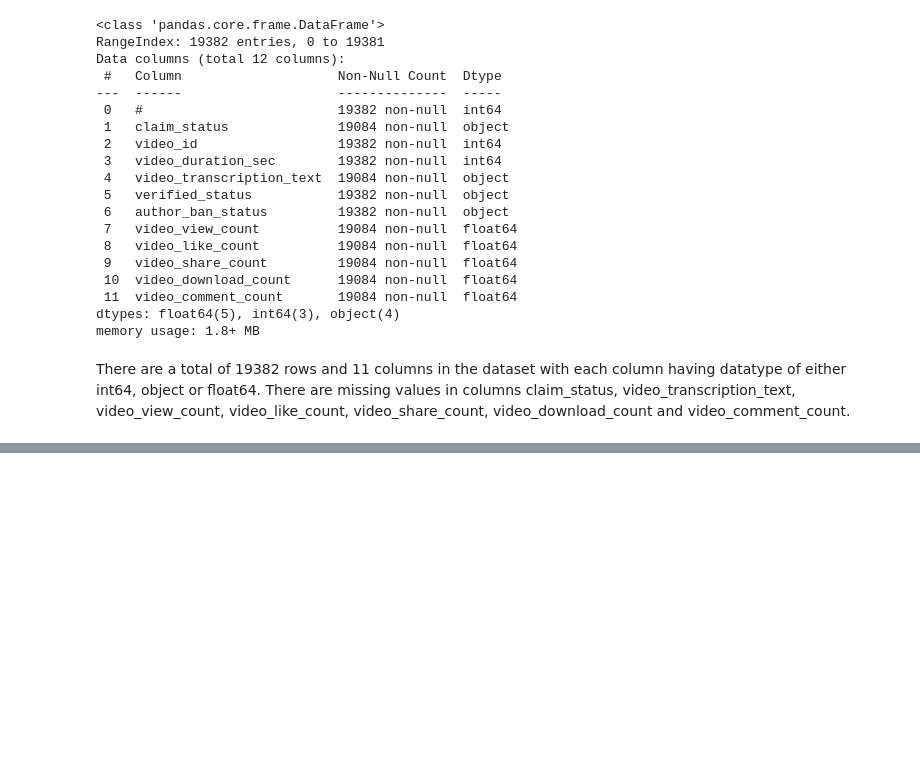
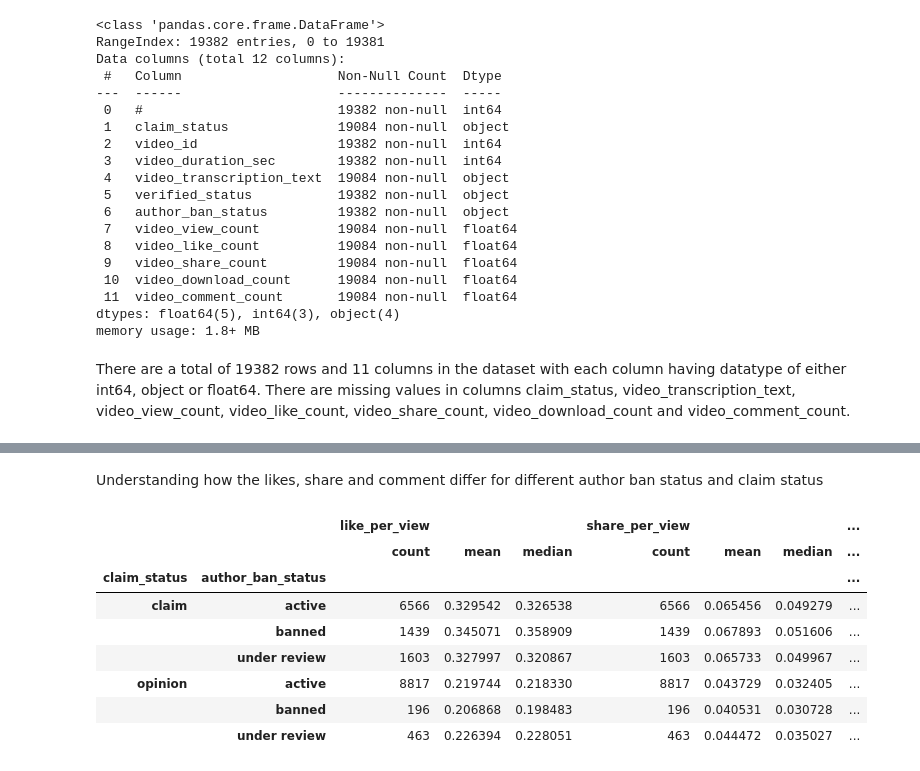
Before and after one commit to RhuthK/PROJECTS, a Jupyter notebook: TikTok Claim Classification Project/Claims_Classification_Project.ipynb, the cells around one changed output, grey strips where cells are left out. Saved outputs shown, nothing was run; the diff lists cells and outputs as text; code cells hidden in the pictures; blank space fills up the shorter version.

```diff
--- a/TikTok Claim Classification Project/Claims_Classification_Project.ipynb
+++ b/TikTok Claim Classification Project/Claims_Classification_Project.ipynb
@@ -83,0 +172,4 @@ data.describe()
+# %%
+data['like_per_view'] = data.video_like_count / data.video_view_count
+data['share_per_view'] = data.video_share_count / data.video_view_count
+data['comment_per_view'] = data.video_share_count / data.video_view_count
@@ -83,0 +185,18 @@ data.describe()
+# %% [markdown]
+Understanding how the likes, share and comment differ for different author ban status and claim status
+# %%
+data.groupby(['claim_status', 'author_ban_status']).agg({
+    'like_per_view': ['count', 'mean','median'],
+    'share_per_view' : ['count', 'mean','median'],
+    'comment_per_view': ['count', 'mean', 'median']
+})
+# %% [output]
+|  |  | like_per_view |  |  | share_per_view |  |  | ... |
+|  |  | count | mean | median | count | mean | median | ... |
+| claim_status | author_ban_status |  |  |  |  |  |  | ... |
+| claim | active | 6566 | 0.329542 | 0.326538 | 6566 | 0.065456 | 0.049279 | ... |
+|  | banned | 1439 | 0.345071 | 0.358909 | 1439 | 0.067893 | 0.051606 | ... |
+|  | under review | 1603 | 0.327997 | 0.320867 | 1603 | 0.065733 | 0.049967 | ... |
+| opinion | active | 8817 | 0.219744 | 0.218330 | 8817 | 0.043729 | 0.032405 | ... |
+|  | banned | 196 | 0.206868 | 0.198483 | 196 | 0.040531 | 0.030728 | ... |
+|  | under review | 463 | 0.226394 | 0.228051 | 463 | 0.044472 | 0.035027 | ... |
```
Also changed, not shown: parts of 19 cells of this notebook.
